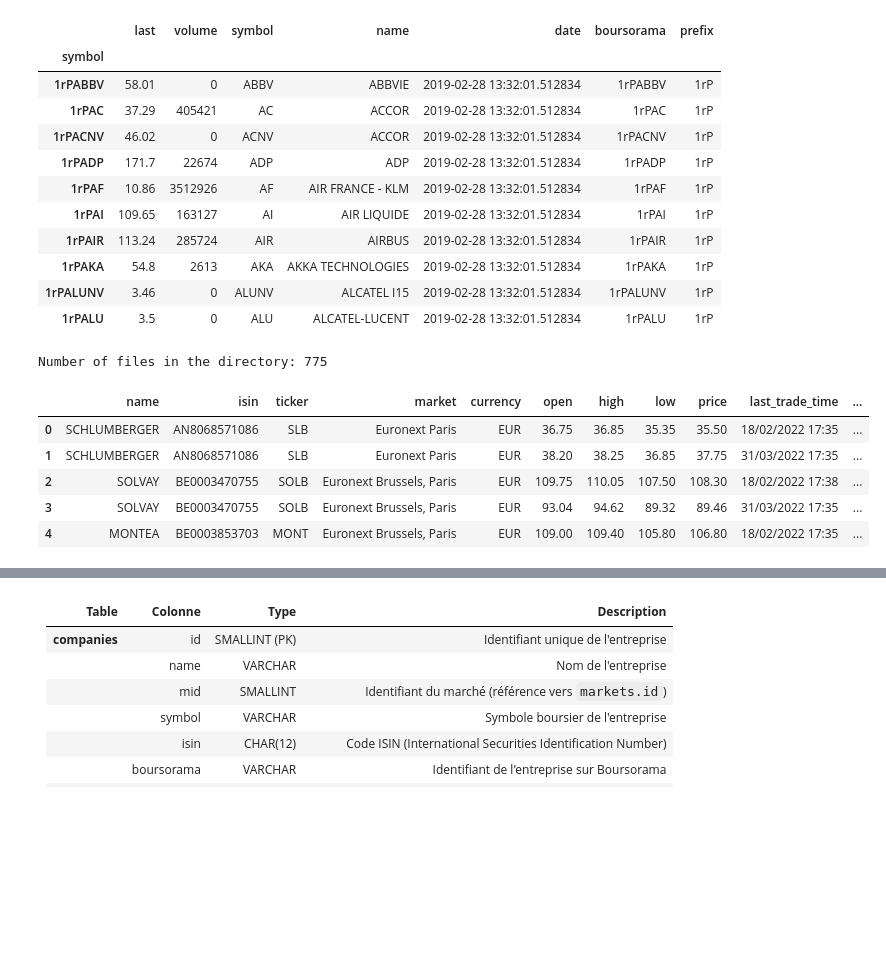
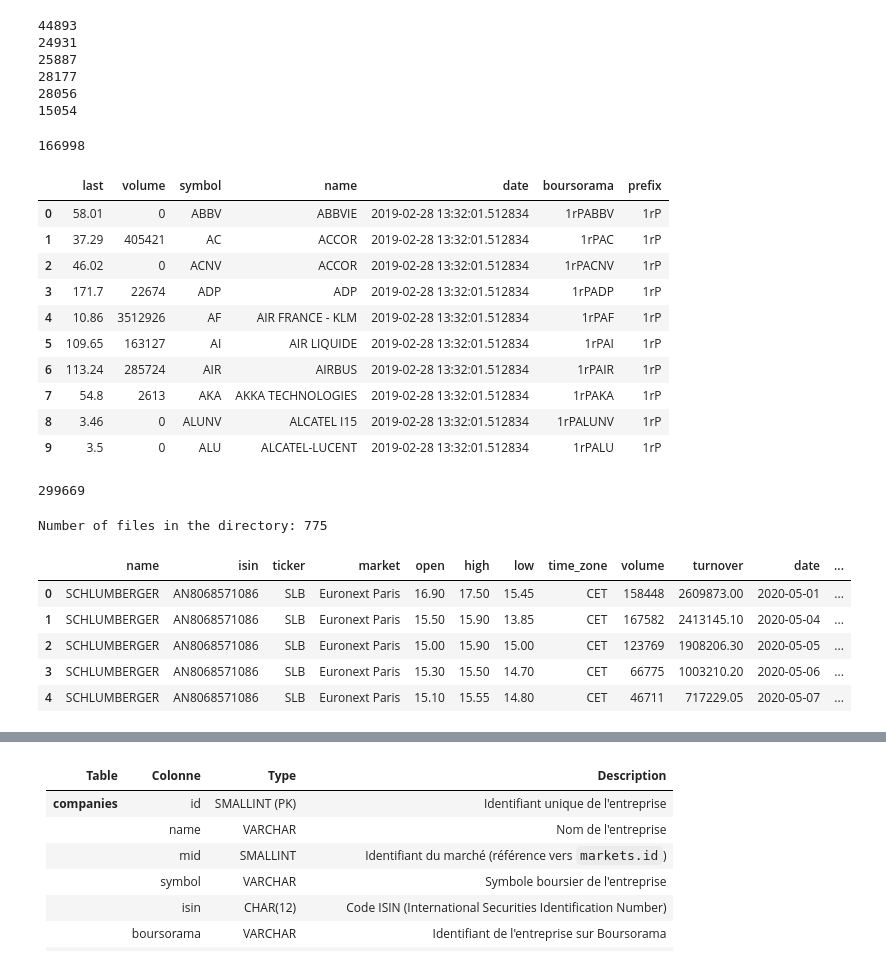
Before and after one commit to JulesRD/FinanceProject, a Jupyter notebook: etl/df_show.ipynb, the cells around one changed output, grey strips where cells are left out. Saved outputs shown, nothing was run; the diff lists cells and outputs as text; code cells hidden in the pictures; blank space fills up the shorter version.

Commit message:
feat: optimization of the loading time

```diff
--- a/etl/df_show.ipynb
+++ b/etl/df_show.ipynb
@@ -183,33 +197,54 @@ def get_df_euronext(n):
     combined_df.reset_index(drop=True, inplace=True)
 
     return combined_df
+# %%
+dir = os.listdir(HOME + "boursorama")
+i = 0
+for dir_date in dir :
+    list_file_path = os.listdir(HOME + "boursorama/" + dir_date)
+    print(len(list_file_path))
+# %% [output]
+44893
+24931
+25887
+28177
+28056
+15054
+# %%
+list_path = list_all_file()
+len(list_path)
+# %% [output]
+166998
 # %%
-df_boursorama = get_df_bourso(1)
+df_boursorama = get_df(list_path, 0, 1000)
 df_boursorama.head(10)
 # %% [output]
 |  | last | volume | symbol | name | date | boursorama | prefix |
-| symbol |  |  |  |  |  |  |  |
-| 1rPABBV | 58.01 | 0 | ABBV | ABBVIE | 2019-02-28 13:32:01.512834 | 1rPABBV | 1rP |
-| 1rPAC | 37.29 | 405421 | AC | ACCOR | 2019-02-28 13:32:01.512834 | 1rPAC | 1rP |
-| 1rPACNV | 46.02 | 0 | ACNV | ACCOR | 2019-02-28 13:32:01.512834 | 1rPACNV | 1rP |
-| 1rPADP | 171.7 | 22674 | ADP | ADP | 2019-02-28 13:32:01.512834 | 1rPADP | 1rP |
-| 1rPAF | 10.86 | 3512926 | AF | AIR FRANCE - KLM | 2019-02-28 13:32:01.512834 | 1rPAF | 1rP |
-| 1rPAI | 109.65 | 163127 | AI | AIR LIQUIDE | 2019-02-28 13:32:01.512834 | 1rPAI | 1rP |
-| 1rPAIR | 113.24 | 285724 | AIR | AIRBUS | 2019-02-28 13:32:01.512834 | 1rPAIR | 1rP |
-| 1rPAKA | 54.8 | 2613 | AKA | AKKA TECHNOLOGIES | 2019-02-28 13:32:01.512834 | 1rPAKA | 1rP |
-| 1rPALUNV | 3.46 | 0 | ALUNV | ALCATEL I15 | 2019-02-28 13:32:01.512834 | 1rPALUNV | 1rP |
-| 1rPALU | 3.5 | 0 | ALU | ALCATEL-LUCENT | 2019-02-28 13:32:01.512834 | 1rPALU | 1rP |
+| 0 | 58.01 | 0 | ABBV | ABBVIE | 2019-02-28 13:32:01.512834 | 1rPABBV | 1rP |
+| 1 | 37.29 | 405421 | AC | ACCOR | 2019-02-28 13:32:01.512834 | 1rPAC | 1rP |
+| 2 | 46.02 | 0 | ACNV | ACCOR | 2019-02-28 13:32:01.512834 | 1rPACNV | 1rP |
+| 3 | 171.7 | 22674 | ADP | ADP | 2019-02-28 13:32:01.512834 | 1rPADP | 1rP |
+| 4 | 10.86 | 3512926 | AF | AIR FRANCE - KLM | 2019-02-28 13:32:01.512834 | 1rPAF | 1rP |
+| 5 | 109.65 | 163127 | AI | AIR LIQUIDE | 2019-02-28 13:32:01.512834 | 1rPAI | 1rP |
+| 6 | 113.24 | 285724 | AIR | AIRBUS | 2019-02-28 13:32:01.512834 | 1rPAIR | 1rP |
+| 7 | 54.8 | 2613 | AKA | AKKA TECHNOLOGIES | 2019-02-28 13:32:01.512834 | 1rPAKA | 1rP |
+| 8 | 3.46 | 0 | ALUNV | ALCATEL I15 | 2019-02-28 13:32:01.512834 | 1rPALUNV | 1rP |
+| 9 | 3.5 | 0 | ALU | ALCATEL-LUCENT | 2019-02-28 13:32:01.512834 | 1rPALU | 1rP |
+# %%
+len(df_boursorama)
+# %% [output]
+299669
 # %%
-df_euronext = get_df_euronext(2)
+df_euronext = get_df_euronext(999)
 df_euronext.head()
 # %% [output]
 Number of files in the directory: 775
-|  | name | isin | ticker | market | currency | open | high | low | price | last_trade_time | ... |
-| 0 | SCHLUMBERGER | AN8068571086 | SLB | Euronext Paris | EUR | 36.75 | 36.85 | 35.35 | 35.50 | 18/02/2022 17:35 | ... |
-| 1 | SCHLUMBERGER | AN8068571086 | SLB | Euronext Paris | EUR | 38.20 | 38.25 | 36.85 | 37.75 | 31/03/2022 17:35 | ... |
-| 2 | SOLVAY | BE0003470755 | SOLB | Euronext Brussels, Paris | EUR | 109.75 | 110.05 | 107.50 | 108.30 | 18/02/2022 17:38 | ... |
-| 3 | SOLVAY | BE0003470755 | SOLB | Euronext Brussels, Paris | EUR | 93.04 | 94.62 | 89.32 | 89.46 | 31/03/2022 17:35 | ... |
-| 4 | MONTEA | BE0003853703 | MONT | Euronext Brussels, Paris | EUR | 109.00 | 109.40 | 105.80 | 106.80 | 18/02/2022 17:35 | ... |
+|  | name | isin | ticker | market | open | high | low | time_zone | volume | turnover | date | ... |
+| 0 | SCHLUMBERGER | AN8068571086 | SLB | Euronext Paris | 16.90 | 17.50 | 15.45 | CET | 158448 | 2609873.00 | 2020-05-01 | ... |
+| 1 | SCHLUMBERGER | AN8068571086 | SLB | Euronext Paris | 15.50 | 15.90 | 13.85 | CET | 167582 | 2413145.10 | 2020-05-04 | ... |
+| 2 | SCHLUMBERGER | AN8068571086 | SLB | Euronext Paris | 15.00 | 15.90 | 15.00 | CET | 123769 | 1908206.30 | 2020-05-05 | ... |
+| 3 | SCHLUMBERGER | AN8068571086 | SLB | Euronext Paris | 15.30 | 15.50 | 14.70 | CET | 66775 | 1003210.20 | 2020-05-06 | ... |
+| 4 | SCHLUMBERGER | AN8068571086 | SLB | Euronext Paris | 15.10 | 15.55 | 14.80 | CET | 46711 | 717229.05 | 2020-05-07 | ... |
 # %%
 def merge_dataset(df_boursorama, df_euronext, delete_name_alone=True):
     # delete_name_alone : delete the rows when the name is only in bourso and not in euronext
```
Also changed, not shown: parts of 19 cells of this notebook, 4 other files.
